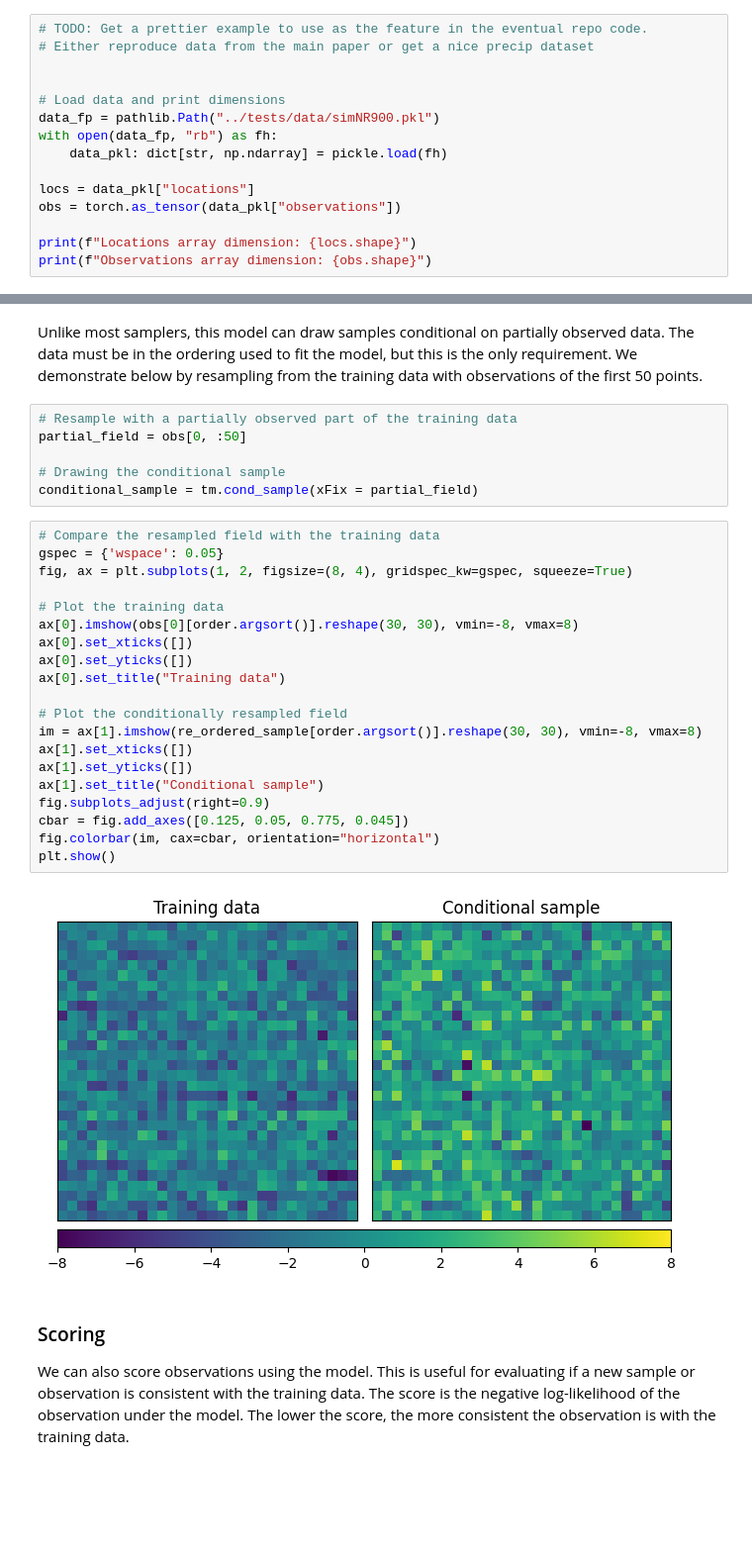
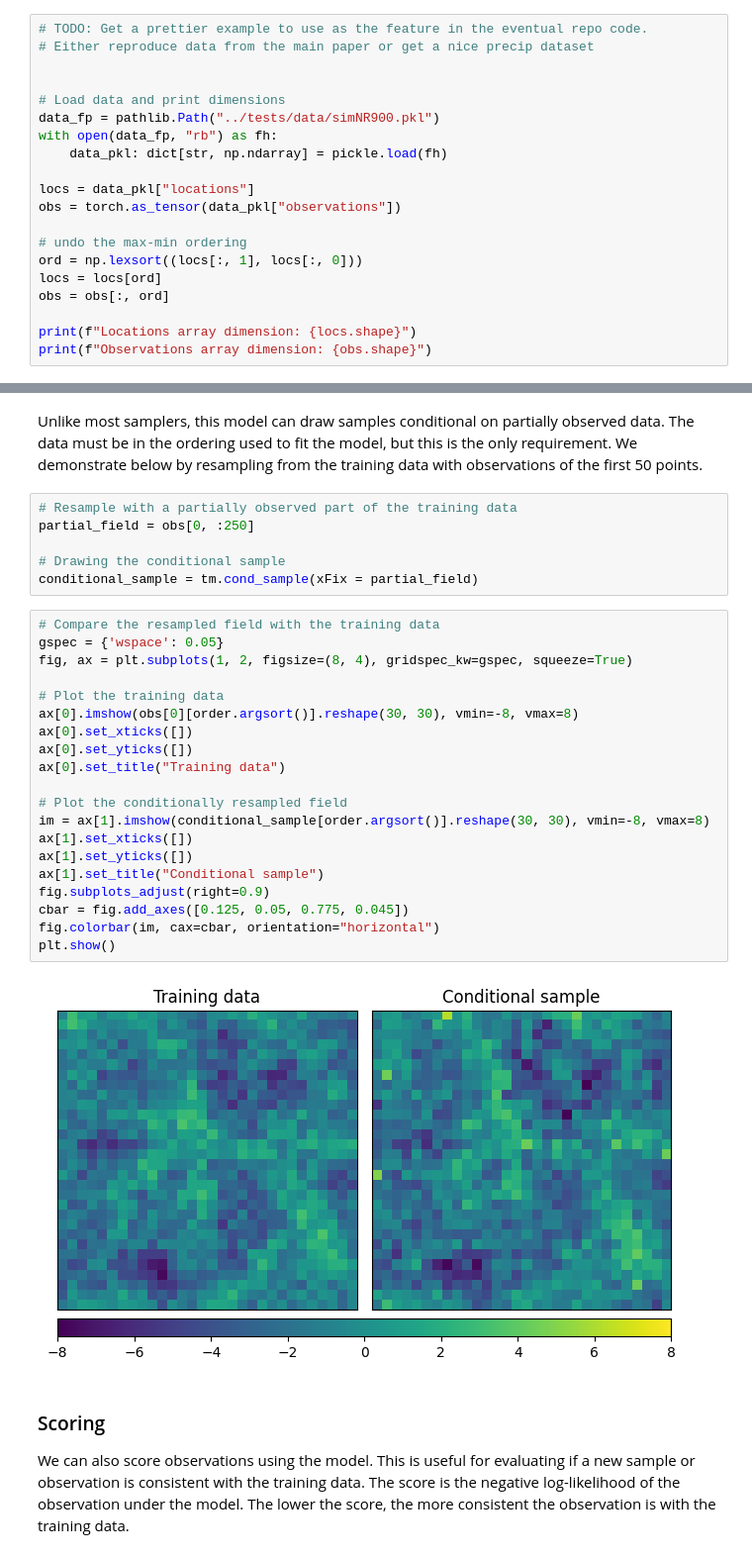
Before and after one commit to katzfuss-group/batram, a Jupyter notebook: notebooks/getting-started.ipynb, the cells around one changed output, grey strips where cells are left out. Shown: that part at 99% size. Cells and saved outputs as stored; diff of their text form; blank space fills up the shorter version.

Commit message:
Fix the plots

```diff
--- a/notebooks/getting-started.ipynb
+++ b/notebooks/getting-started.ipynb
@@ -60,6 +68,11 @@ with open(data_fp, "rb") as fh:
 locs = data_pkl["locations"]
 obs = torch.as_tensor(data_pkl["observations"])
 
+# undo the max-min ordering
+ord = np.lexsort((locs[:, 1], locs[:, 0]))
+locs = locs[ord]
+obs = obs[:, ord]
+
 print(f"Locations array dimension: {locs.shape}")
 print(f"Observations array dimension: {obs.shape}")
 # %% [output]
@@ -282,32 +295,32 @@ is the only requirement. We demonstrate below by resampling from the training
 data with observations of the first 50 points.
 # %%
 # Resample with a partially observed part of the training data
-partial_field = obs[0, :50]
+partial_field = obs[0, :250]
 
 # Drawing the conditional sample
 conditional_sample = tm.cond_sample(xFix = partial_field)
 # %%
 # Compare the resampled field with the training data
 gspec = {'wspace': 0.05}
 fig, ax = plt.subplots(1, 2, figsize=(8, 4), gridspec_kw=gspec, squeeze=True)
 
 # Plot the training data
 ax[0].imshow(obs[0][order.argsort()].reshape(30, 30), vmin=-8, vmax=8)
 ax[0].set_xticks([])
 ax[0].set_yticks([])
 ax[0].set_title("Training data")
 
 # Plot the conditionally resampled field
-im = ax[1].imshow(re_ordered_sample[order.argsort()].reshape(30, 30), vmin=-8, vmax=8)
+im = ax[1].imshow(conditional_sample[order.argsort()].reshape(30, 30), vmin=-8, vmax=8)
 ax[1].set_xticks([])
 ax[1].set_yticks([])
 ax[1].set_title("Conditional sample")
 fig.subplots_adjust(right=0.9)
 cbar = fig.add_axes([0.125, 0.05, 0.775, 0.045])
 fig.colorbar(im, cax=cbar, orientation="horizontal")
 plt.show()
 # %% [output]
-[figure, old version]
+[figure, new version]
 # %% [markdown]
 ### Scoring
 
```
Also changed, not shown: parts of 6 cells of this notebook.
